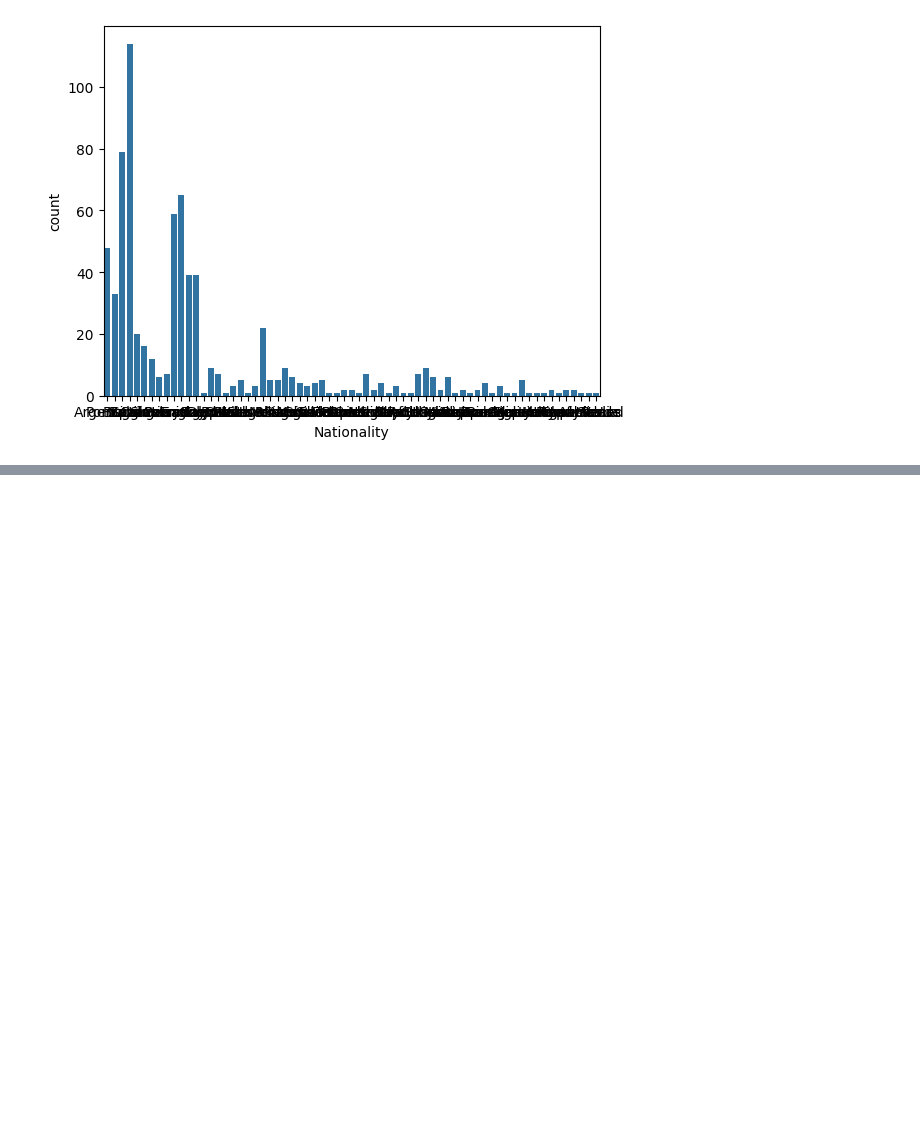
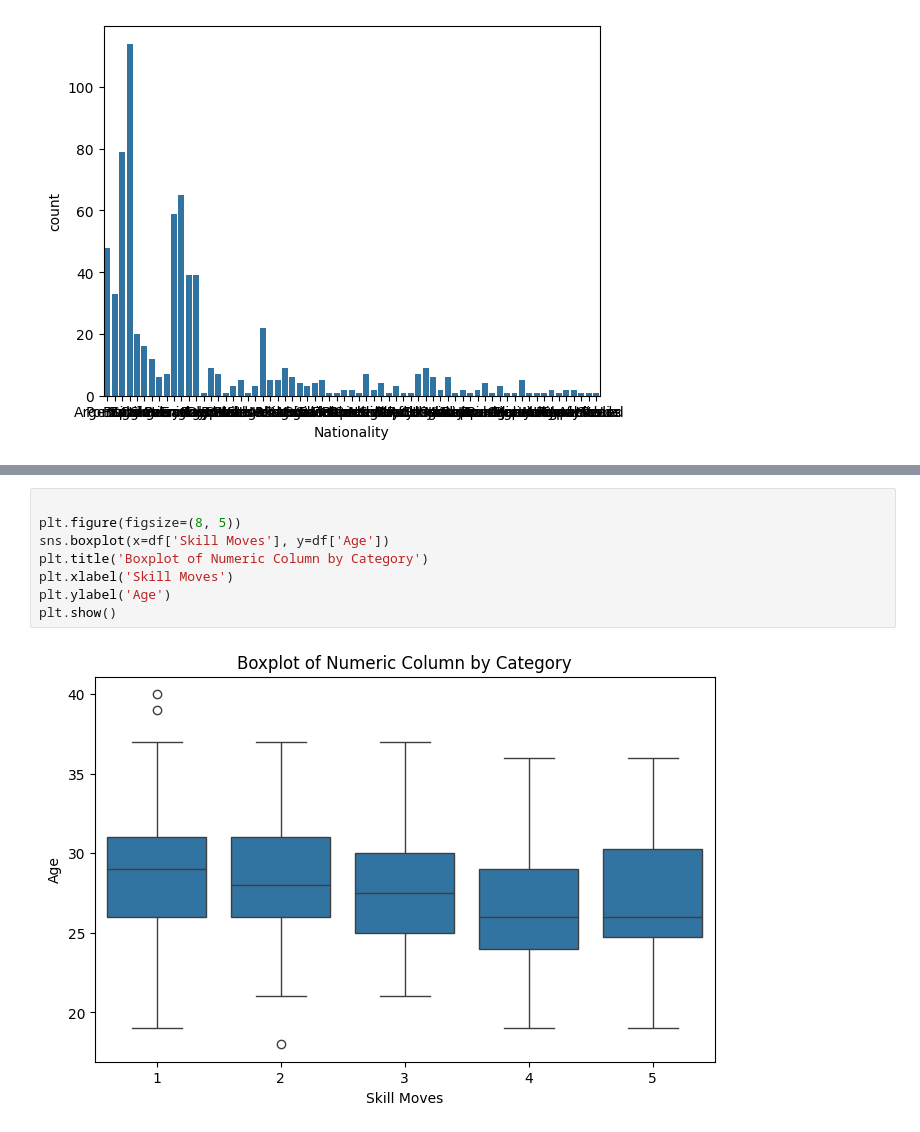
Before and after one commit to Manitheboss/Sports-Data-Analysis, a Jupyter notebook: Main_Project_Sports_Data_Analysis.ipynb, the cells around one changed output, grey strips where cells are left out. Cells and saved outputs as stored; diff of their text form; blank space fills up the shorter version.

```diff
--- a/Main_Project_Sports_Data_Analysis.ipynb
+++ b/Main_Project_Sports_Data_Analysis.ipynb
@@ -77,0 +112,10 @@ dtype: int64
+# %%
+
+plt.figure(figsize=(8, 5))
+sns.boxplot(x=df['Skill Moves'], y=df['Age'])
+plt.title('Boxplot of Numeric Column by Category')
+plt.xlabel('Skill Moves')
+plt.ylabel('Age')
+plt.show()
+# %% [output]
+[figure, added]
```
Also changed, not shown: parts of 14 cells of this notebook.
